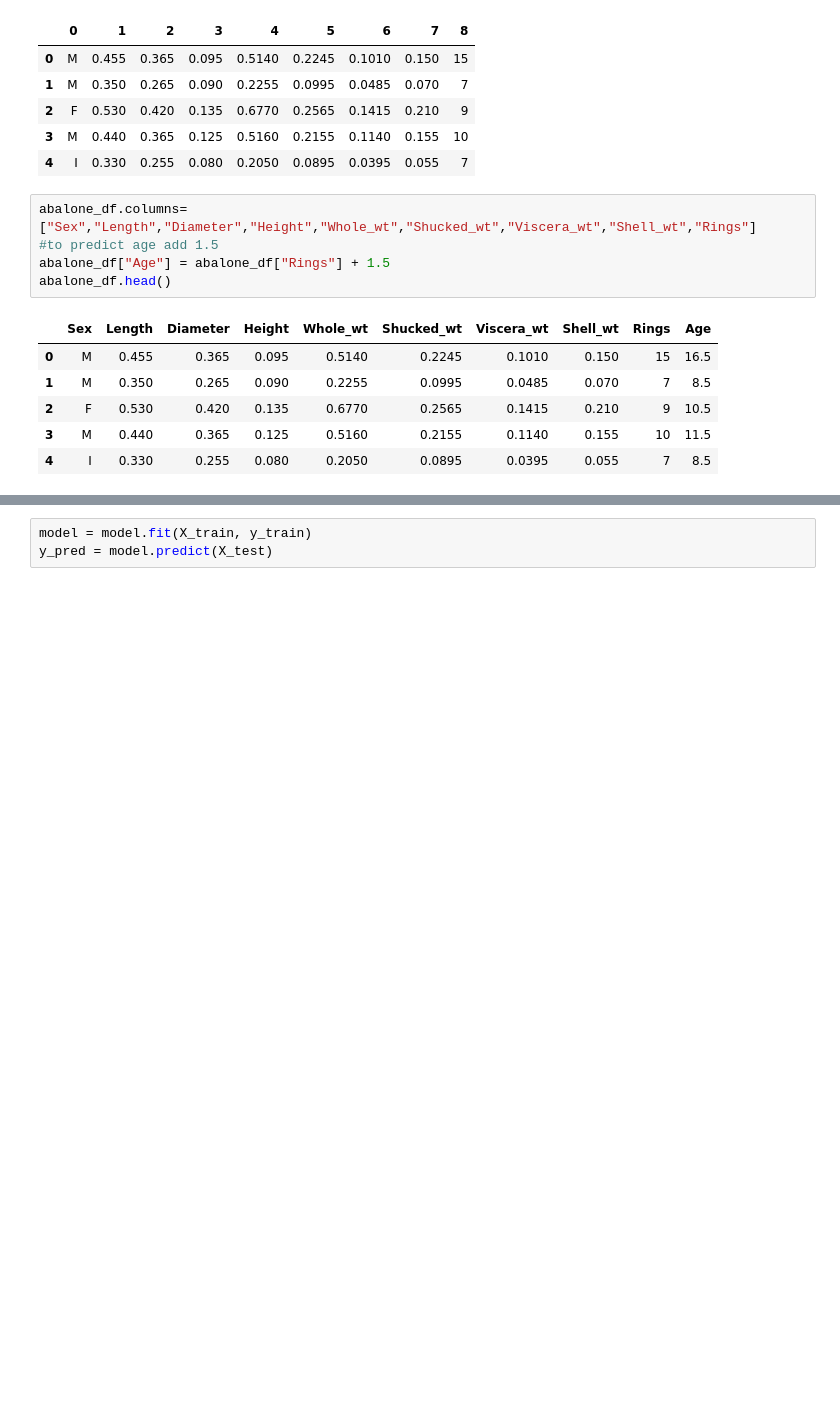
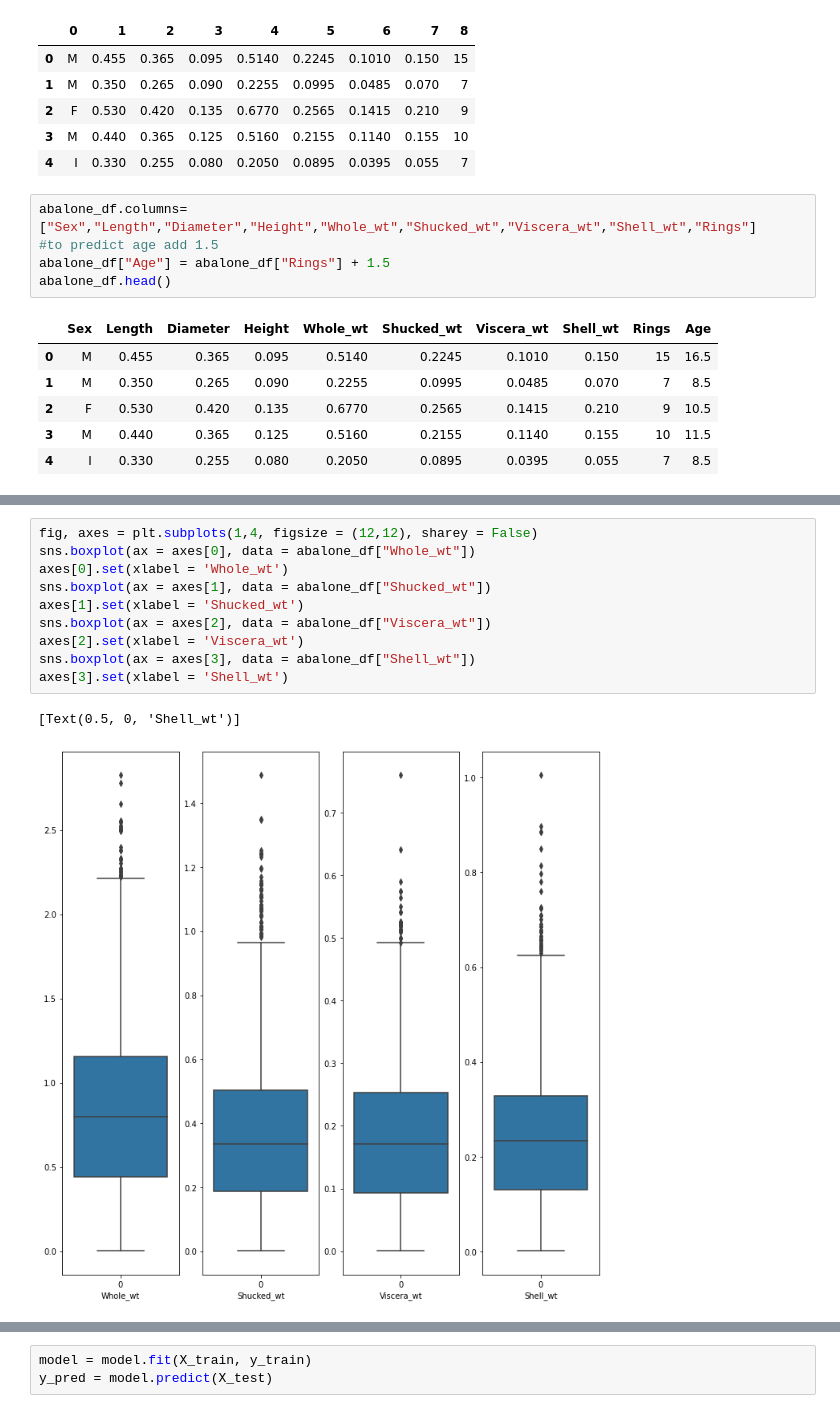
Before and after one commit to ytaiwo/Homework, a Jupyter notebook: week_17/Week17_EnsembleLearning.ipynb, the cells around one changed output, grey strips where cells are left out. Saved outputs shown, nothing was run; the diff lists cells and outputs as text; blank space fills up the shorter version.

```diff
--- a/week_17/Week17_EnsembleLearning.ipynb
+++ b/week_17/Week17_EnsembleLearning.ipynb
@@ -75,0 +89,13 @@ abalone_df.head()
+# %%
+fig, axes = plt.subplots(1,4, figsize = (12,12), sharey = False)
+sns.boxplot(ax = axes[0], data = abalone_df["Whole_wt"])
+axes[0].set(xlabel = 'Whole_wt')
+sns.boxplot(ax = axes[1], data = abalone_df["Shucked_wt"])
+axes[1].set(xlabel = 'Shucked_wt')
+sns.boxplot(ax = axes[2], data = abalone_df["Viscera_wt"])
+axes[2].set(xlabel = 'Viscera_wt')
+sns.boxplot(ax = axes[3], data = abalone_df["Shell_wt"])
+axes[3].set(xlabel = 'Shell_wt')
+# %% [output]
+[Text(0.5, 0, 'Shell_wt')]
+[figure, added]
```
Also changed, not shown: parts of 22 cells of this notebook, 1 other file.
